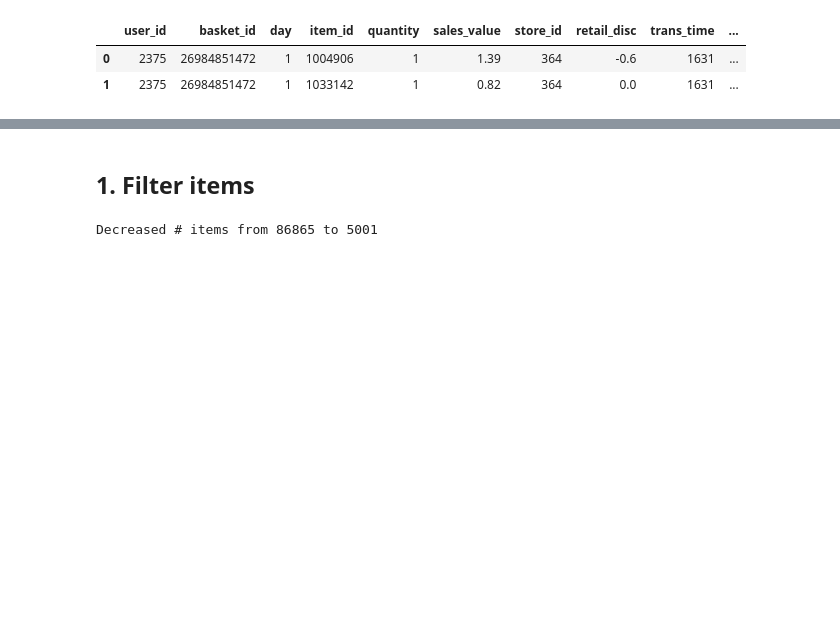
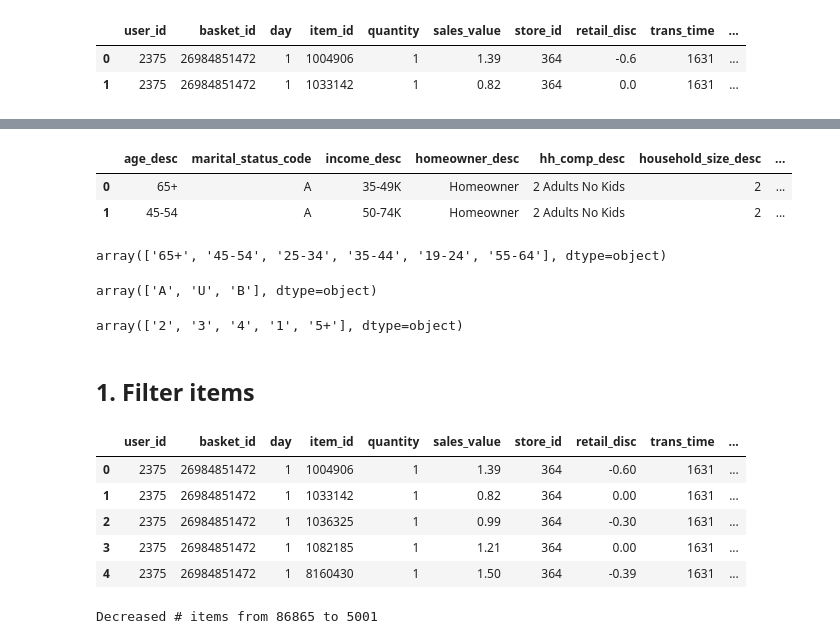
Before and after one commit to myselfadmirer/Recommender_systems, a Jupyter notebook: lesson5/HW5.ipynb, the cells around one changed output, grey strips where cells are left out. Drawn from its saved outputs; the diff is of its cells as text; code cells hidden in the pictures; blank space fills up the shorter version.

```diff
--- a/lesson5/HW5.ipynb
+++ b/lesson5/HW5.ipynb
@@ -52,5 +58,32 @@ data_train.head(2)
+# %%
+user_features.head(2)
+# %% [output]
+|  | age_desc | marital_status_code | income_desc | homeowner_desc | hh_comp_desc | household_size_desc | ... |
+| 0 | 65+ | A | 35-49K | Homeowner | 2 Adults No Kids | 2 | ... |
+| 1 | 45-54 | A | 50-74K | Homeowner | 2 Adults No Kids | 2 | ... |
+# %%
+user_features['age_desc'].unique()
+# %% [output]
+array(['65+', '45-54', '25-34', '35-44', '19-24', '55-64'], dtype=object)
+# %%
+user_features['marital_status_code'].unique()
+# %% [output]
+array(['A', 'U', 'B'], dtype=object)
+# %%
+user_features['household_size_desc'].unique()
+# %% [output]
+array(['2', '3', '4', '1', '5+'], dtype=object)
 # %% [markdown]
 ## 1. Filter items
+# %%
+data_train.head()
+# %% [output]
+|  | user_id | basket_id | day | item_id | quantity | sales_value | store_id | retail_disc | trans_time | ... |
+| 0 | 2375 | 26984851472 | 1 | 1004906 | 1 | 1.39 | 364 | -0.60 | 1631 | ... |
+| 1 | 2375 | 26984851472 | 1 | 1033142 | 1 | 0.82 | 364 | 0.00 | 1631 | ... |
+| 2 | 2375 | 26984851472 | 1 | 1036325 | 1 | 0.99 | 364 | -0.30 | 1631 | ... |
+| 3 | 2375 | 26984851472 | 1 | 1082185 | 1 | 1.21 | 364 | 0.00 | 1631 | ... |
+| 4 | 2375 | 26984851472 | 1 | 8160430 | 1 | 1.50 | 364 | -0.39 | 1631 | ... |
 # %%
 n_items_before = data_train['item_id'].nunique()
 
```
Also changed, not shown: parts of 25 cells of this notebook.
